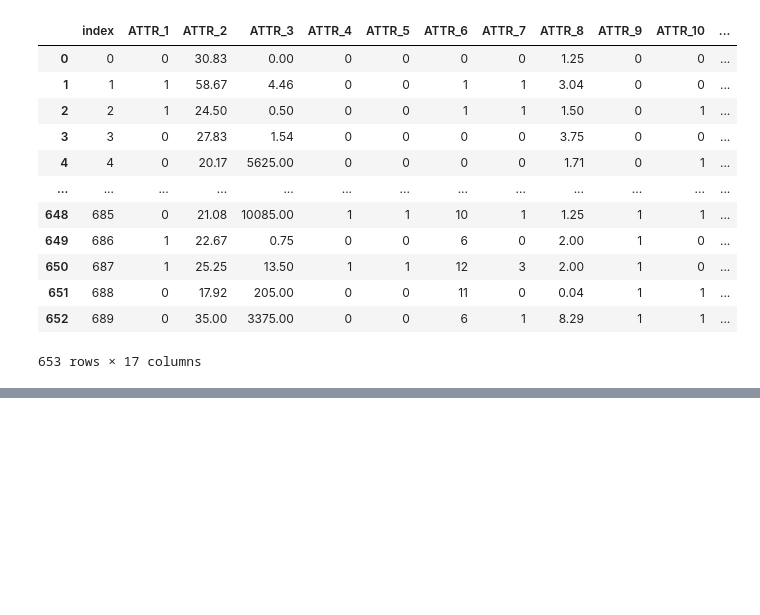
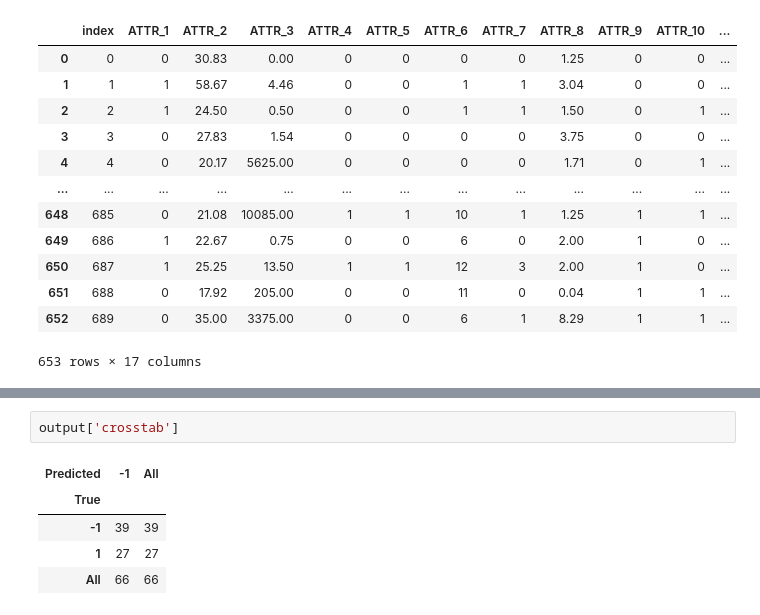
Before and after one commit to Guilherme-Valle/ai-scripts, a Jupyter notebook: perceptron.ipynb, the cells around one changed output, grey strips where cells are left out. Saved outputs shown, nothing was run; the diff lists cells and outputs as text; blank space fills up the shorter version.

```diff
--- a/perceptron.ipynb
+++ b/perceptron.ipynb
@@ -362,0 +378,8 @@ NameError: name 'y_test' is not defined
+# %%
+output['crosstab']
+# %% [output]
+| Predicted | -1 | All |
+| True |  |  |
+| -1 | 39 | 39 |
+| 1 | 27 | 27 |
+| All | 66 | 66 |
```
Also changed, not shown: parts of 8 cells of this notebook, 1 other file.
